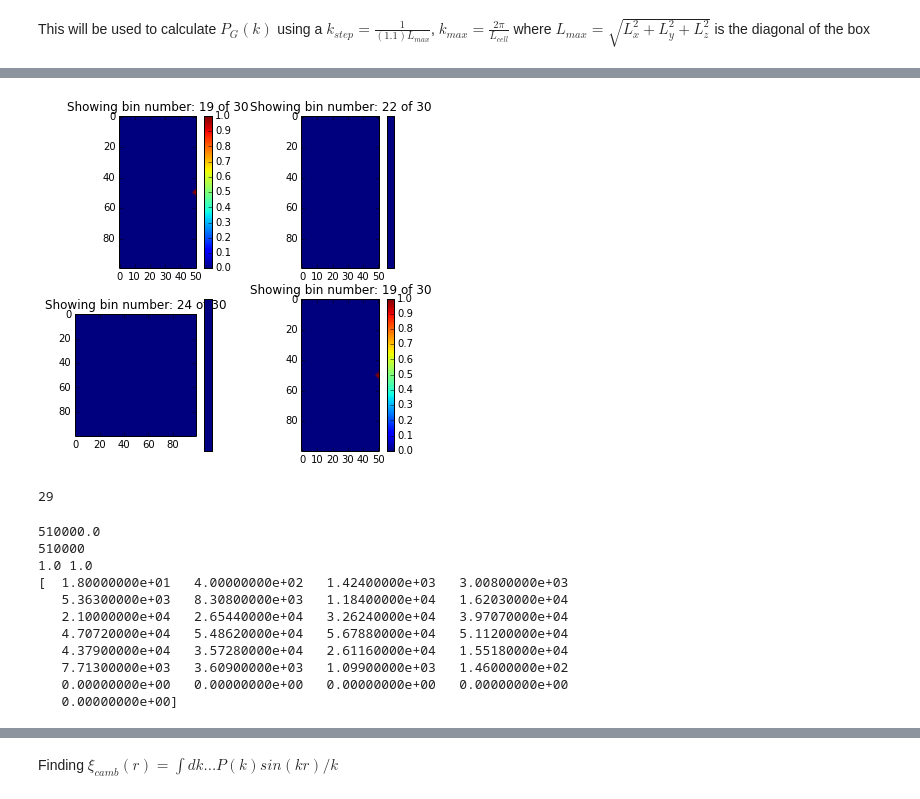
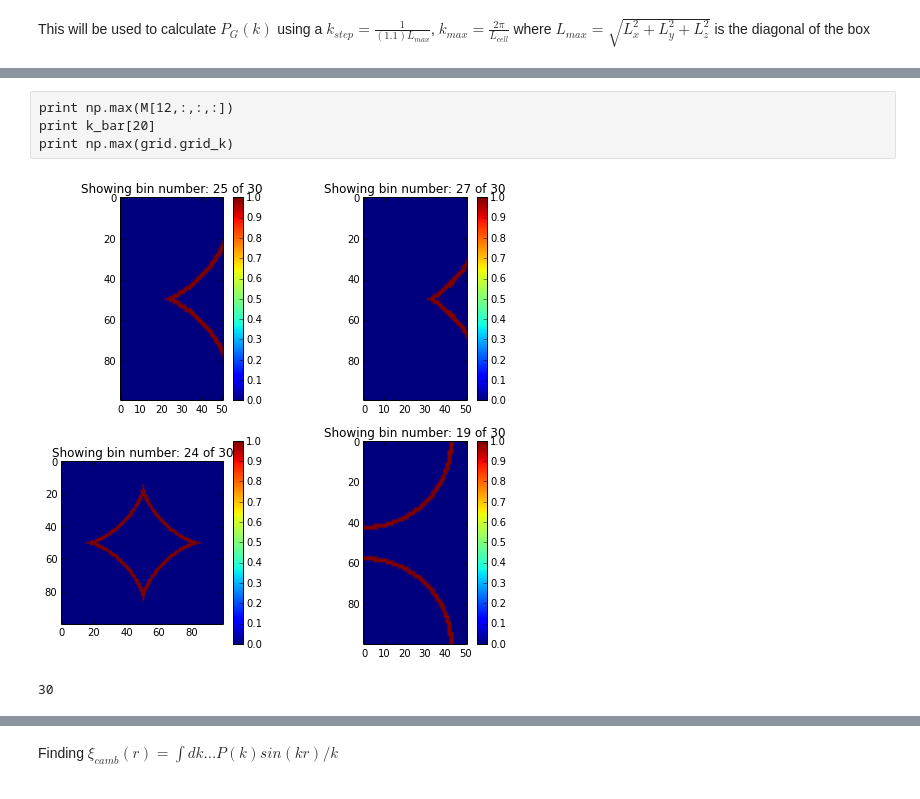
Before and after one commit to arthurmloureiro/pk_fkp, a Jupyter notebook: pk_fkp_notebook.ipynb, the cells around one changed output, grey strips where cells are left out. Drawn from its saved outputs; the diff is of its cells as text; code cells hidden in the pictures.

```diff
--- a/pk_fkp_notebook.ipynb
+++ b/pk_fkp_notebook.ipynb
@@ -59,10 +78,3 @@ This will be used to calculate $P_G(k)$ using a $k_{step} = \frac{1}{(1.1) L_{ma
 # %%
-%%time
-kk_bar = np.fft.fftfreq(n_x)
-kminbar = np.min(abs(kk_bar))
-kmaxbar = np.sqrt(3)*np.max(abs(kk_bar))
-k_bar = np.linspace(kminbar,kmaxbar,num_bins-1)
-dk_bar = np.diff(k_bar)
-#dk_bar = np.pi/L_max
-M = np.asarray([0.5*(np.sign((k_bar[a]+dk_bar[2]/2)/2-grid.grid_k[:,:,:n_x/2+1])+1.)*0.5*(np.sign(grid.grid_k[:,:,:n_x/2+1]-(k_bar[a]-dk_bar[2]/2)/2)+1.)for a in range(len(k_bar))])
+%time M = np.asarray([0.5*(np.sign((k_bar[a]+dk_bar[a]/2)-grid.grid_k[:,:,:n_x/2+1])+1.)*0.5*(np.sign(grid.grid_k[:,:,:n_x/2+1]-(k_bar[a]-dk_bar[a]/2))+1.)for a in range(len(k_bar))])
 # %% [output]
@@ -71,44 +83,31 @@ Wall time: 1.82 s
+# %% [raw]
+print np.max(M[12,:,:,:])
+print k_bar[20]
+print np.max(grid.grid_k)
 # %%
-pl.figure("K bins",figsize=(6,6))
+pl.figure("K bins",figsize=(8,8))
 pl.subplot(221)
 numb =np.random.random_integers(0,num_bins-1)
 pl.title("Showing bin number: " + str(numb) + " of " + str(num_bins))
 pl.imshow(M[numb,0,:,:])
 pl.colorbar()
 pl.subplot(222)
 numb =np.random.random_integers(0,num_bins-1)
 pl.title("Showing bin number: " + str(numb) + " of " + str(num_bins))
 pl.imshow(M[numb,:,0,:])
 pl.colorbar()
 pl.subplot(223)
 numb =np.random.random_integers(0,num_bins-1)
 pl.title("Showing bin number: " + str(numb) + " of " + str(num_bins))
 pl.imshow(M[numb,:,:,0])
 pl.colorbar()
 pl.subplot(224)
 numb =np.random.random_integers(0,num_bins-1)
 pl.title("Showing bin number: " + str(numb) + " of " + str(num_bins))
 pl.imshow(M[numb,0,:,:])
 pl.colorbar()
 pl.show()
 print len(np.einsum("aijl->a", M))
 # %% [output]
-[figure, old version]
+[figure, new version]
-29
+30
-# %%
-print np.sum(np.einsum("aijl->a", M))
-print n_x*n_y*(n_z/2+1)
-print np.max(np.einsum("aijl->ijl", M)) , np.min(np.einsum("aijl->ijl", M))
-print np.einsum("aijl->a", M)
-# %% [output]
-510000.0
-510000
-1.0 1.0
-[  1.80000000e+01   4.00000000e+02   1.42400000e+03   3.00800000e+03
-   5.36300000e+03   8.30800000e+03   1.18400000e+04   1.62030000e+04
-   2.10000000e+04   2.65440000e+04   3.26240000e+04   3.97070000e+04
-   4.70720000e+04   5.48620000e+04   5.67880000e+04   5.11200000e+04
-   4.37900000e+04   3.57280000e+04   2.61160000e+04   1.55180000e+04
-   7.71300000e+03   3.60900000e+03   1.09900000e+03   1.46000000e+02
-   0.00000000e+00   0.00000000e+00   0.00000000e+00   0.00000000e+00
-   0.00000000e+00]
```
Also changed, not shown: parts of 24 cells of this notebook, 4 other files.
